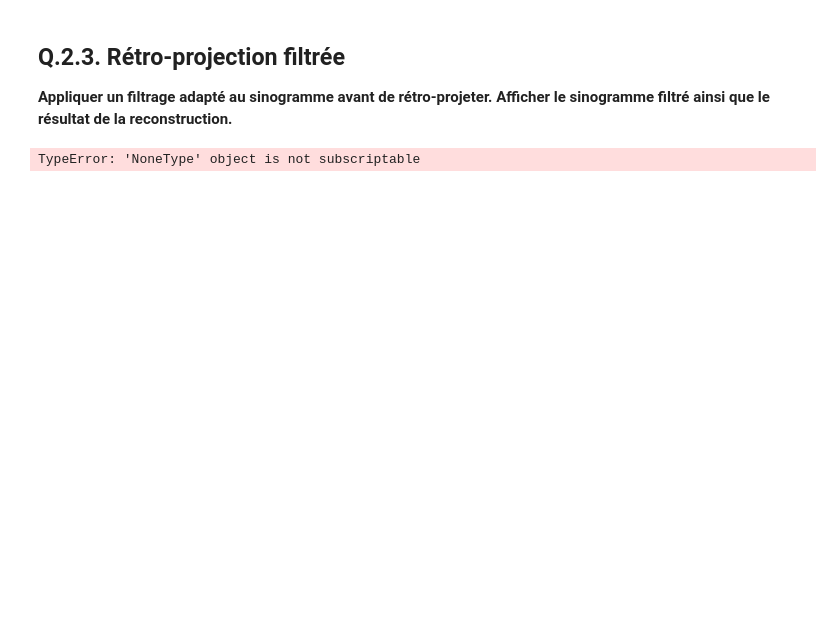
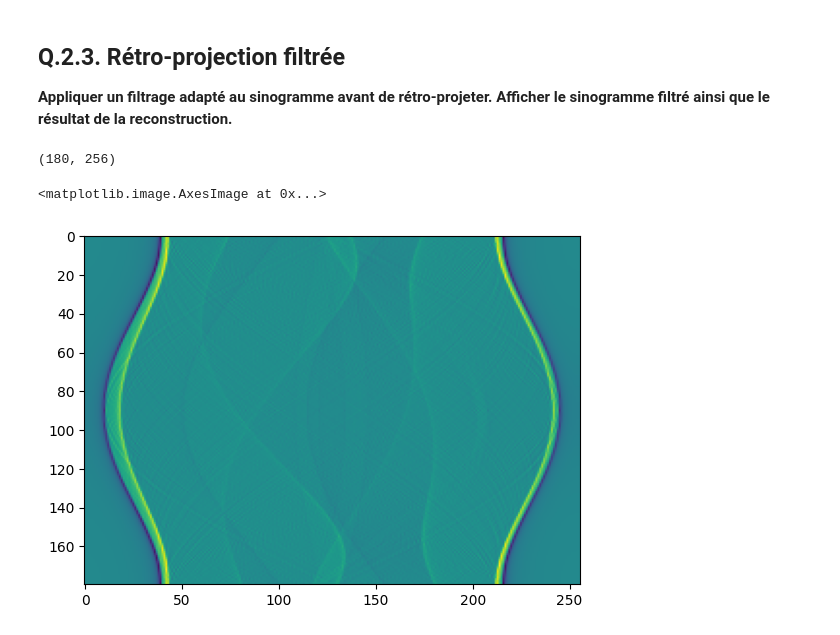
Before and after one commit to anaiscorbiere03/projet_maths, a Jupyter notebook: X-Ray Tomography.ipynb, the cells around one changed output. Drawn from its saved outputs; the diff is of its cells as text; code cells hidden in the pictures; blank space fills up the shorter version.

```diff
--- a/X-Ray Tomography.ipynb
+++ b/X-Ray Tomography.ipynb
@@ -130,6 +131,8 @@ plt.imshow(f)
 
 **Appliquer un filtrage adapté au sinogramme avant de rétro-projeter. Afficher le sinogramme filtré ainsi que le résultat de la reconstruction.**
 # %%
+from scipy.fft import fft, fftfreq, ifft
+
 def filter_sinogram(sinogram, N_t):
 
     """
@@ -149,16 +152,23 @@ def filter_sinogram(sinogram, N_t):
     reconstructed: N_t x angle_counts numpy array
       reconstructed sinogram
     """
-
-    # TODO: implement the filtering
+    h=np.abs(fftfreq(N_t))
+    X =fft(sinogram)
+    convol=ifft(X*h)
+    print(convol.shape)
+    return np.real(convol)
 # %%
 filtered_sinogram = filter_sinogram(sinogram, N_t)
+# %% [output]
+(180, 256)
 # %%
 # Display the sinogram and the filtered sinogram
+plt.imshow(filtered_sinogram )
+# %% [output]
+<matplotlib.image.AxesImage at 0x...>
+[figure, added]
 # %%
 # Filtered backpropagation
 frec = backproj(filtered_sinogram, N_t, angles_count, N)
-# %% [output]
-TypeError: 'NoneType' object is not subscriptable
 # %%
 # Display the reconstructed and the original images
```
Also changed, not shown: parts of 8 cells of this notebook, 1 other file.
